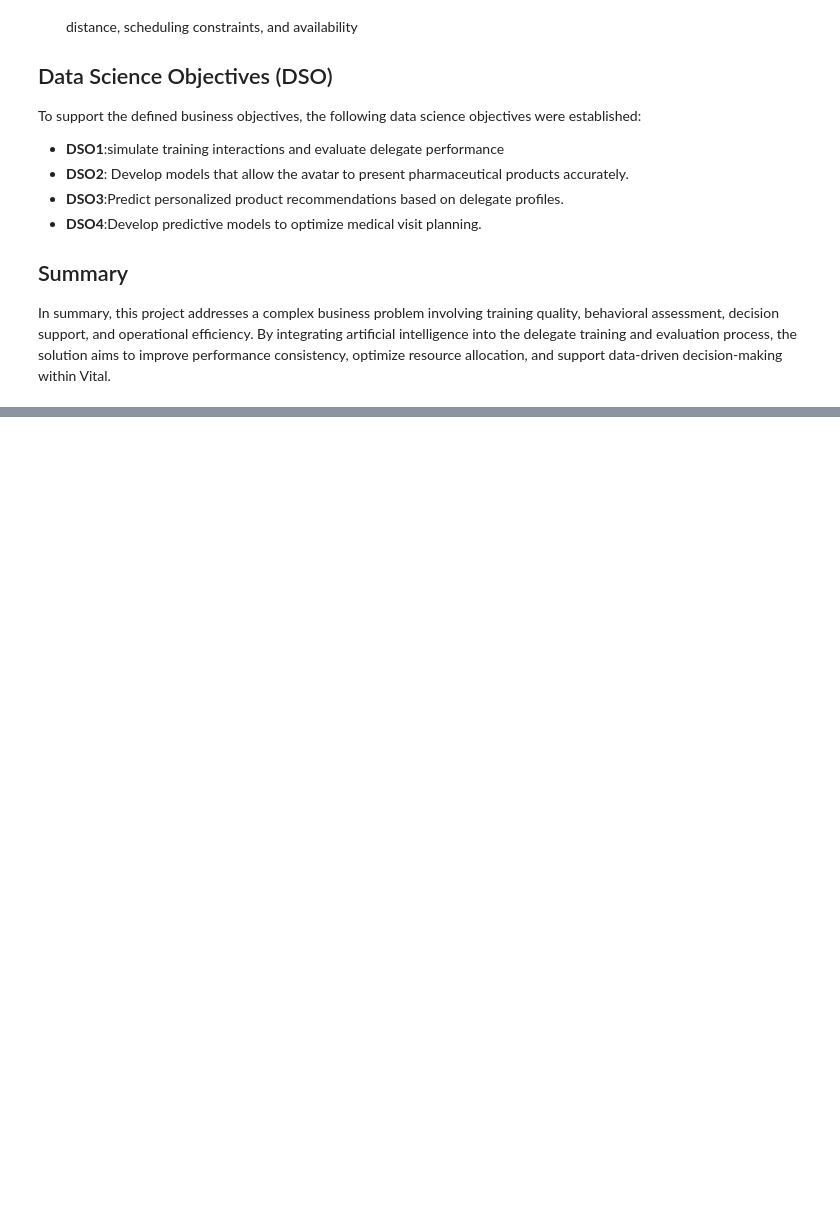
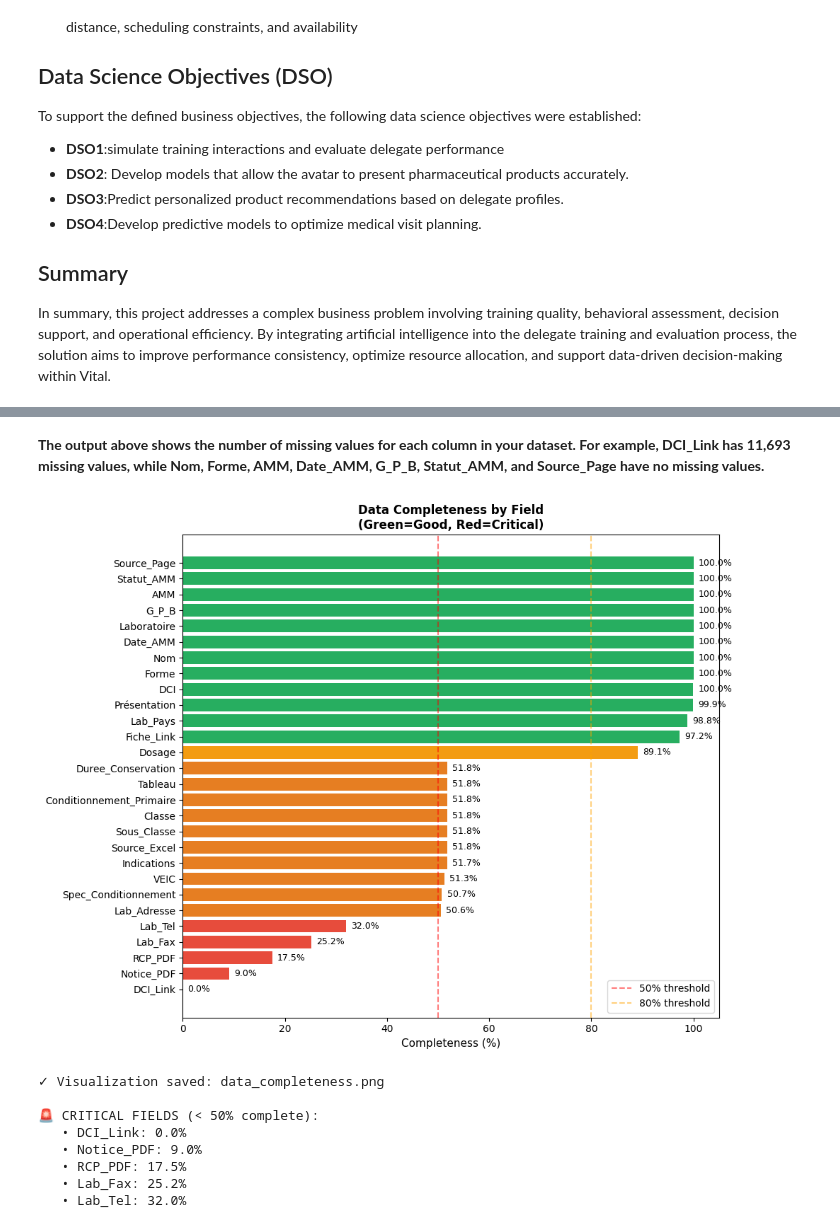
Before and after one commit to Amzilynn/PIDS-Cowin, a Jupyter notebook: PI_main.ipynb, the cells around one changed output, grey strips where cells are left out. Cells and saved outputs as stored; diff of their text form; code cells hidden in the pictures; blank space fills up the shorter version.

Commit message:
Dpm_medicaments EDA

```diff
--- a/PI_main.ipynb
+++ b/PI_main.ipynb
@@ -52,0 +75,11 @@ In summary, this project addresses a complex business problem involving training
+# %%
+
+
+# Load data
+df = pd.read_csv('/content/drive/MyDrive/dpm_medicaments.csv', encoding='utf-8')
+
+# Parse dates (European format: day-month-year)
+df['Date_AMM'] = pd.to_datetime(df['Date_AMM'], format='%Y-%m-%d', errors='coerce')
+
+print(f"Loaded {len(df):,} records with {len(df.columns)} columns")
+print(f"Columns: {list(df.columns)}")
@@ -52,0 +131,60 @@ In summary, this project addresses a complex business problem involving training
+# %% [markdown]
+**The output above shows the number of missing values for each column in your dataset. For example, DCI_Link has 11,693 missing values, while Nom, Forme, AMM, Date_AMM, G_P_B, Statut_AMM, and Source_Page have no missing values.**
+# %%
+fig, ax1 = plt.subplots(figsize=(10, 8)) # Adjusted figsize for a single plot
+
+# Calculate completeness percentage
+completeness = (1 - df.isnull().sum() / len(df)) * 100
+completeness = completeness.sort_values()
+
+# Color code by severity
+colors = []
+for val in completeness.values:
+    if val >= 95:
+        colors.append('#27ae60')  # Green: excellent
+    elif val >= 80:
+        colors.append('#f39c12')  # Orange: acceptable
+    elif val >= 50:
+        colors.append('#e67e22')  # Dark orange: concerning
+    else:
+        colors.append('#e74c3c')  # Red: critical
+
+bars = ax1.barh(range(len(completeness)), completeness.values, color=colors)
+ax1.set_yticks(range(len(completeness)))
+ax1.set_yticklabels(completeness.index, fontsize=10)
+ax1.set_xlabel('Completeness (%)', fontsize=11)
+ax1.set_title('Data Completeness by Field\n(Green=Good, Red=Critical)',
+              fontsize=12, fontweight='bold')
+
+# Add percentage labels
+for i, (bar, val) in enumerate(zip(bars, completeness.values)):
+    ax1.text(val + 1, bar.get_y() + bar.get_height()/2,
+             f'{val:.1f}%', va='center', fontsize=9)
+
+# Reference lines
+ax1.axvline(x=50, color='red', linestyle='--', alpha=0.5, label='50% threshold')
+ax1.axvline(x=80, color='orange', linestyle='--', alpha=0.5, label='80% threshold')
+ax1.legend(loc='lower right')
+
+plt.tight_layout() # Ensure labels and title fit
+plt.savefig('data_completeness.png') # Save the figure
+plt.show() # Display the plot
+
+print("✓ Visualization saved: data_completeness.png")
+
+# Print critical findings
+critical_missing = completeness[completeness < 50]
+if len(critical_missing) > 0:
+    print(f"\n🚨 CRITICAL FIELDS (< 50% complete):")
+    for field, pct in critical_missing.items():
+        print(f"   • {field}: {pct:.1f}%")
+# %% [output]
+[figure, added]
+✓ Visualization saved: data_completeness.png
+
+🚨 CRITICAL FIELDS (< 50% complete):
+   • DCI_Link: 0.0%
+   • Notice_PDF: 9.0%
+   • RCP_PDF: 17.5%
+   • Lab_Fax: 25.2%
+   • Lab_Tel: 32.0%
```
Also changed, not shown: parts of 46 cells of this notebook.
